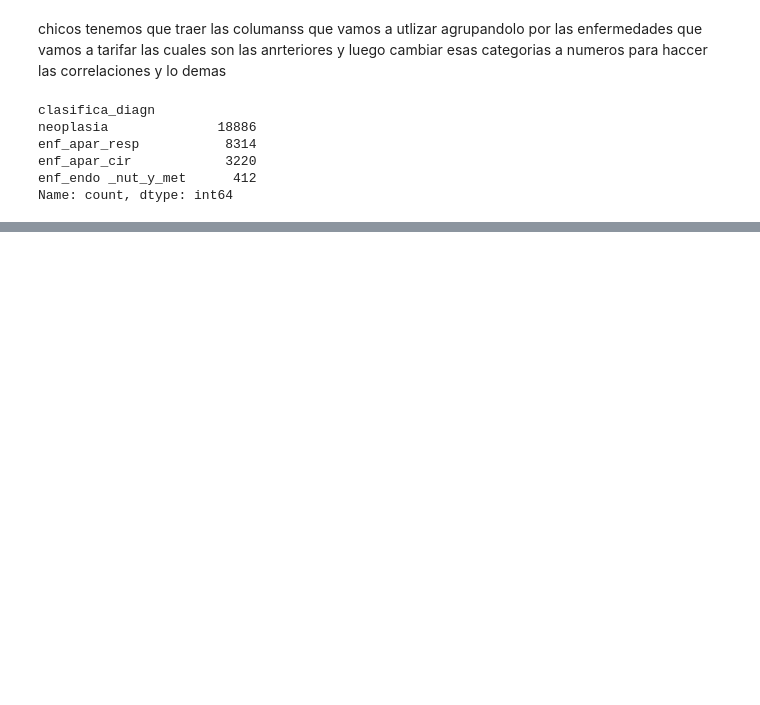
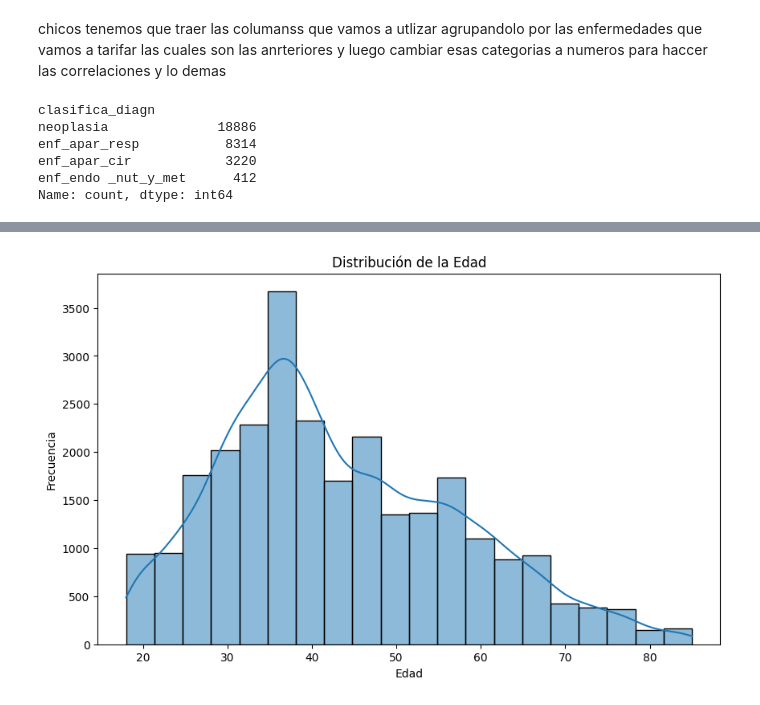
Before and after one commit to danielmancovidales/Aplicaciones-en-finanzas, a Jupyter notebook: Exploratorio.ipynb, the cells around one changed output, grey strips where cells are left out. Cells and saved outputs as stored; diff of their text form; code cells hidden in the pictures; blank space fills up the shorter version.

```diff
--- a/Exploratorio.ipynb
+++ b/Exploratorio.ipynb
@@ -423,7 +423,7 @@ valores_filtrar = [
 
 
 # Filtra el DataFrame
-final2 = final[final['clasifica_diagn'].isin(valores_filtrar)]
+final2 = final[(final['clasifica_diagn'].isin(valores_filtrar)) & (final['edad'] >= 18)  &   (final['edad'] <= 85)]
 final2.head(2)
 # %% [output]
 |  | asegurado_id | reclamacion | diagnostico_codigo | eventos | valor_pagado | ciudad | cancer | epoc | ... |
@@ -432,2 +448,15 @@ final2.head(2)
+# %%
+plt.figure(figsize=(10, 6))
+sns.histplot(final2['edad'], bins=20, kde=True)
+
+# Añadir títulos y etiquetas
+plt.title('Distribución de la Edad')
+plt.xlabel('Edad')
+plt.ylabel('Frecuencia')
+
+# Mostrar la gráfica
+plt.show()
+# %% [output]
+[figure, added]
 # %%
 final2 = final2.drop(columns=['asegurado_id', 'reclamacion', 'diagnostico_codigo','diag_codig'])
```
Also changed, not shown: parts of 6 cells of this notebook.
